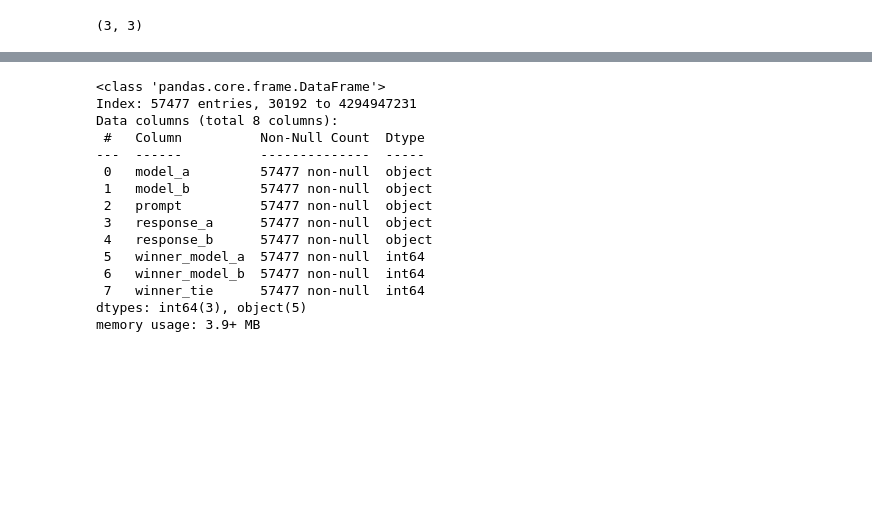
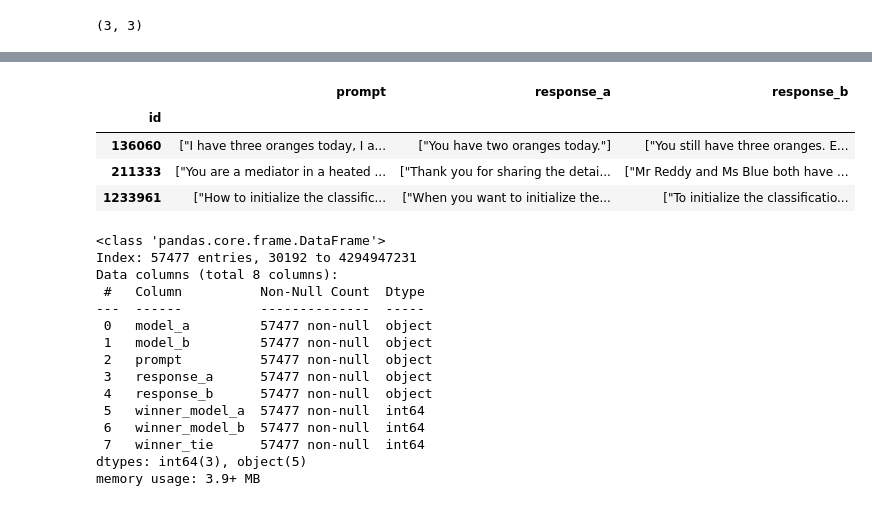
Before and after one commit to sjain600/Kaggle-LLM-Classification, a Jupyter notebook: llm-classification.ipynb, the cells around one changed output, grey strips where cells are left out. Cells and saved outputs as stored; diff of their text form; code cells hidden in the pictures; blank space fills up the shorter version.

```diff
--- a/llm-classification.ipynb
+++ b/llm-classification.ipynb
@@ -47,6 +57,14 @@ train.head(10)
 | 370945 | gemini-pro | claude-2.0 | ["\"Bacteria is life on Mars but ... | ["Dune"] | ["This quote seems to be referenc... | 0 | 1 | 0 |
 | 441448 | gpt-3.5-turbo-0613 | vicuna-13b | ["translate to russian the follow... | ["\u0411\u043e\u043b\u044c\u0448\... | ["\u0411\u043e\u043b\u044c\u0448\... | 0 | 1 | 0 |
 | 481524 | gpt-4-0314 | gpt-3.5-turbo-0613 | ["From now, you *always* have to ... | ["Hewwo! OwO I'm an AI assistant,... | ["Hewwo! I'm your new helpful ass... | 0 | 1 | 0 |
+# %%
+test.head()
+# %% [output]
+|  | prompt | response_a | response_b |
+| id |  |  |  |
+| 136060 | ["I have three oranges today, I a... | ["You have two oranges today."] | ["You still have three oranges. E... |
+| 211333 | ["You are a mediator in a heated ... | ["Thank you for sharing the detai... | ["Mr Reddy and Ms Blue both have ... |
+| 1233961 | ["How to initialize the classific... | ["When you want to initialize the... | ["To initialize the classificatio... |
 # %%
 train.info()
 # %% [output]
```
Also changed, not shown: parts of 11 cells of this notebook.
